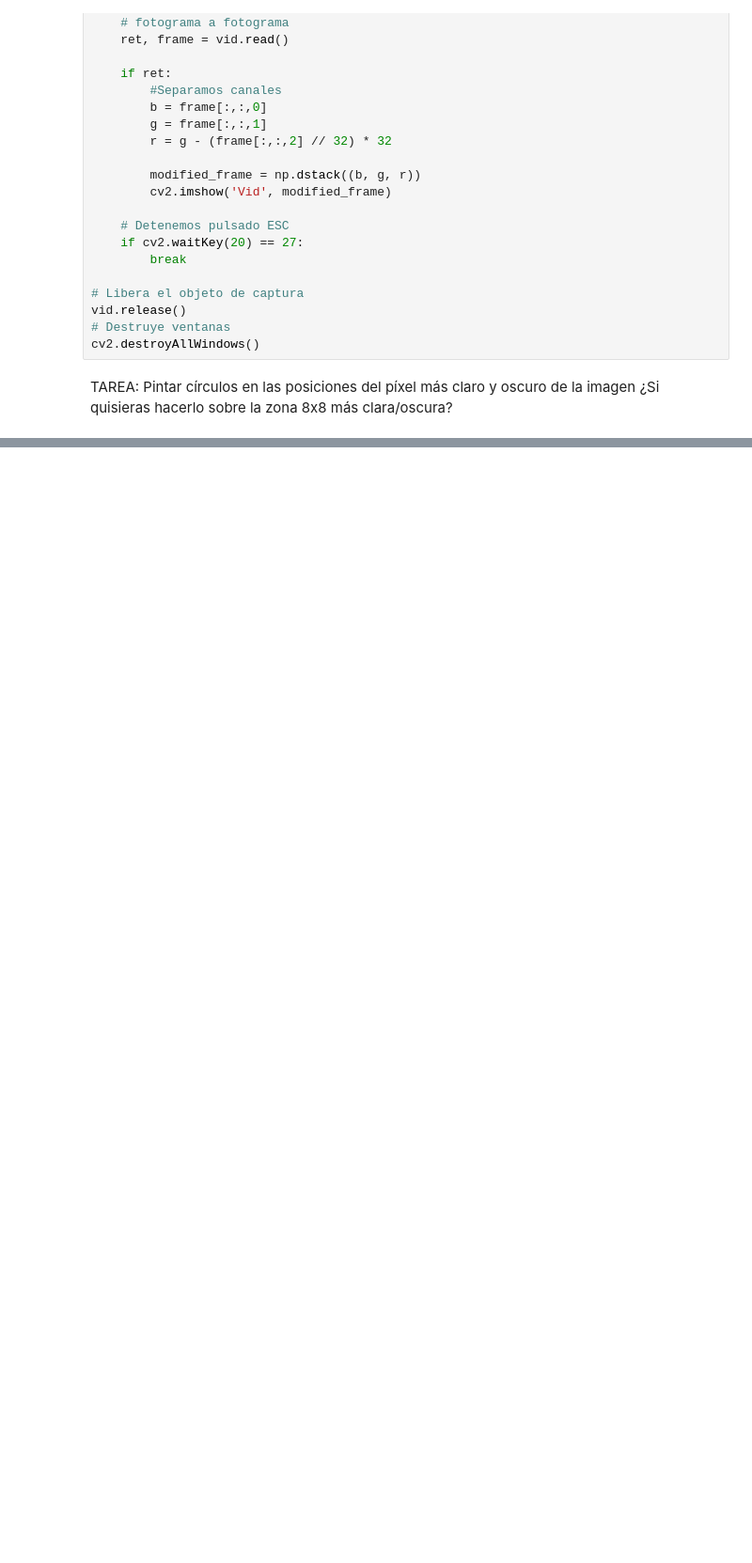
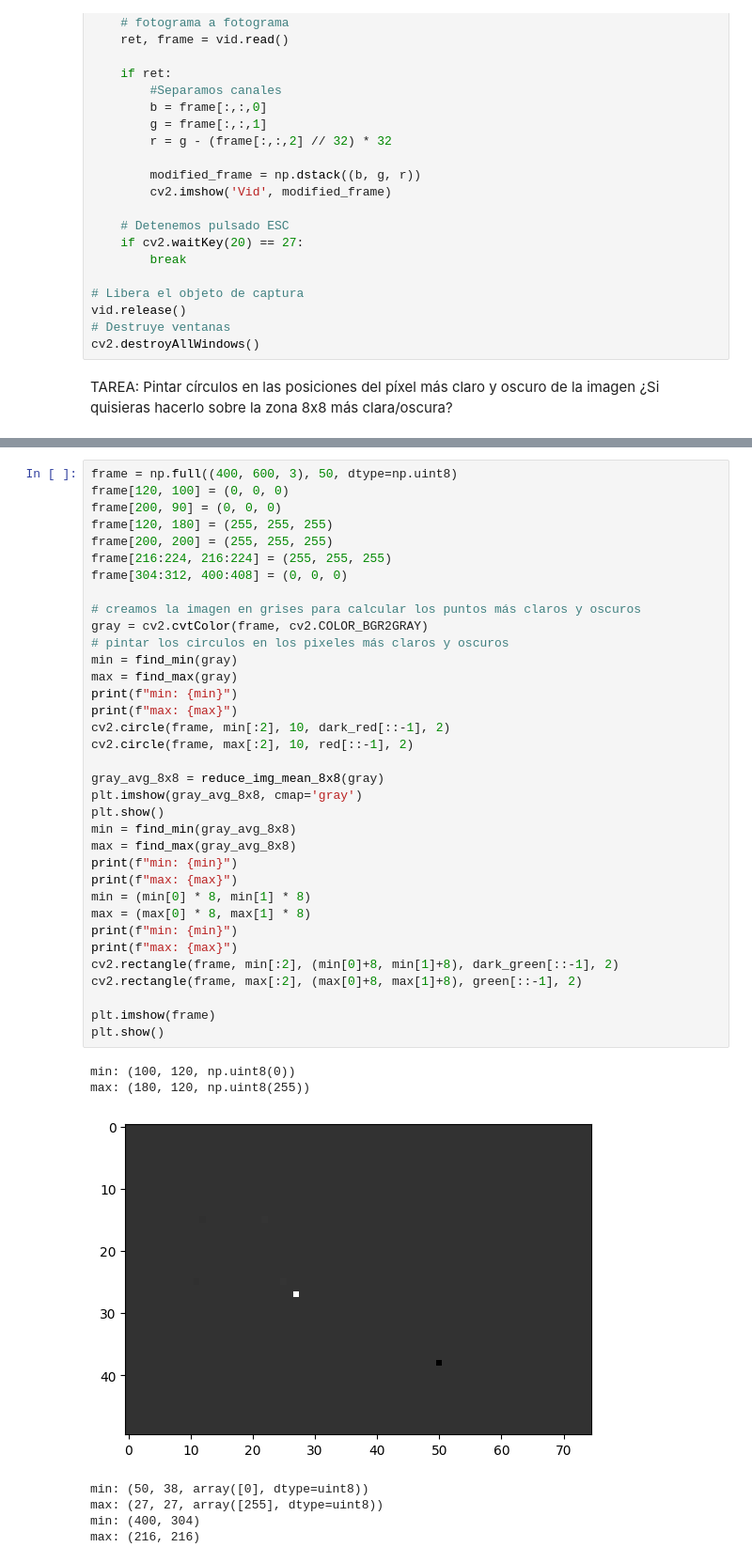
Before and after one commit to slashdotoliver/ulpgc-vc-p1, a Jupyter notebook: P1.ipynb, the cells around one changed output, grey strips where cells are left out. Shown: that part at 94% size. Cells and saved outputs as stored; diff of their text form; blank space fills up the shorter version.

Commit message:
Update P1, add images

```diff
--- a/P1.ipynb
+++ b/P1.ipynb
@@ -96,0 +139,43 @@ TAREA: Pintar círculos en las posiciones del píxel más claro y oscuro de la i
+# %%
+frame = np.full((400, 600, 3), 50, dtype=np.uint8)
+frame[120, 100] = (0, 0, 0)
+frame[200, 90] = (0, 0, 0)
+frame[120, 180] = (255, 255, 255)
+frame[200, 200] = (255, 255, 255)
+frame[216:224, 216:224] = (255, 255, 255)
+frame[304:312, 400:408] = (0, 0, 0)
+
+# creamos la imagen en grises para calcular los puntos más claros y oscuros
+gray = cv2.cvtColor(frame, cv2.COLOR_BGR2GRAY)
+# pintar los circulos en los pixeles más claros y oscuros
+min = find_min(gray)
+max = find_max(gray)
+print(f"min: {min}")
+print(f"max: {max}")
+cv2.circle(frame, min[:2], 10, dark_red[::-1], 2)
+cv2.circle(frame, max[:2], 10, red[::-1], 2)
+
+gray_avg_8x8 = reduce_img_mean_8x8(gray)
+plt.imshow(gray_avg_8x8, cmap='gray')
+plt.show()
+min = find_min(gray_avg_8x8)
+max = find_max(gray_avg_8x8)
+print(f"min: {min}")
+print(f"max: {max}")
+min = (min[0] * 8, min[1] * 8)
+max = (max[0] * 8, max[1] * 8)
+print(f"min: {min}")
+print(f"max: {max}")
+cv2.rectangle(frame, min[:2], (min[0]+8, min[1]+8), dark_green[::-1], 2)
+cv2.rectangle(frame, max[:2], (max[0]+8, max[1]+8), green[::-1], 2)
+
+plt.imshow(frame)
+plt.show()
+# %% [output]
+min: (100, 120, np.uint8(0))
+max: (180, 120, np.uint8(255))
+[figure, added]
+min: (50, 38, array([0], dtype=uint8))
+max: (27, 27, array([255], dtype=uint8))
+min: (400, 304)
+max: (216, 216)
```
Also changed, not shown: parts of 5 cells of this notebook, 3 other files.
